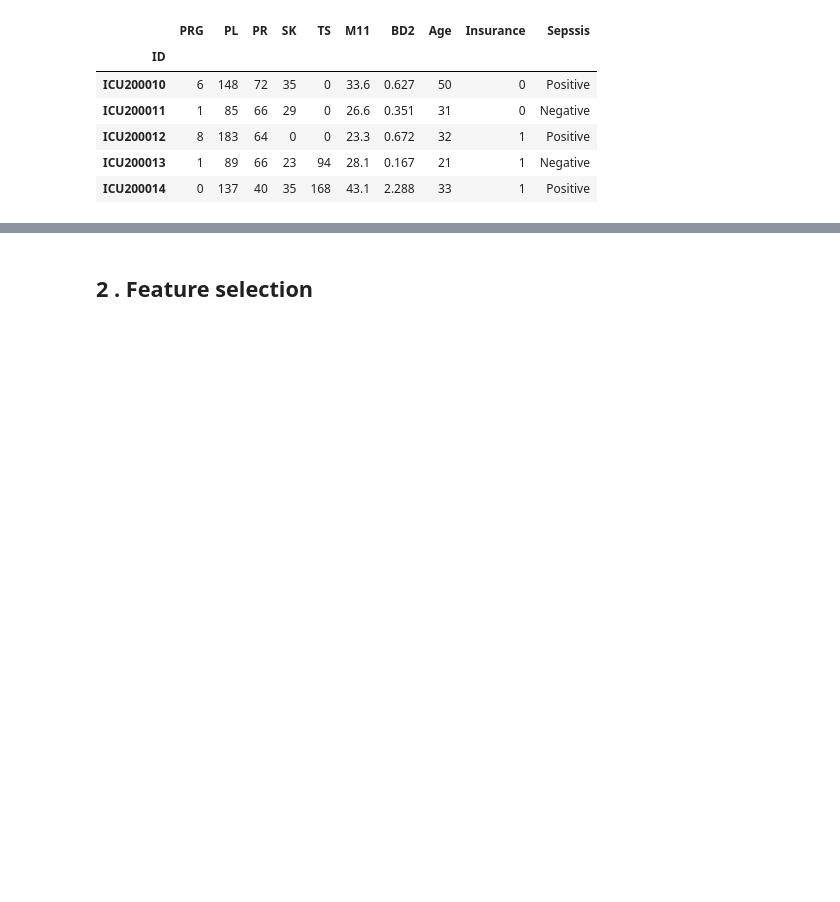
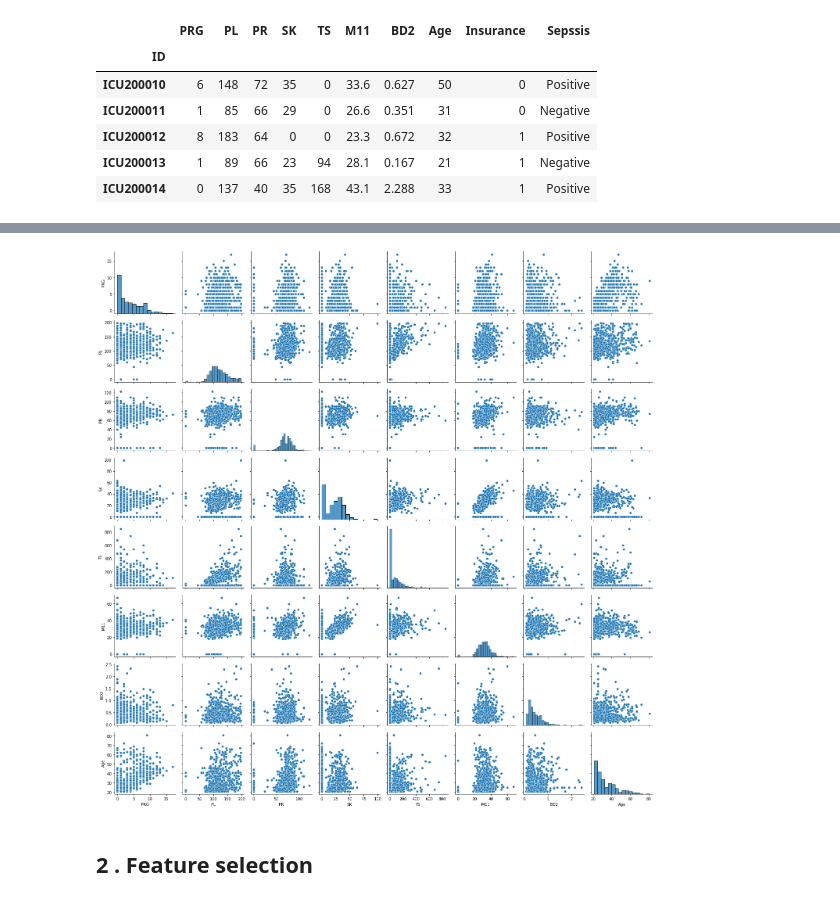
Before and after one commit to tuananh131001/Machine-Learning-Assigment1, a Jupyter notebook: Assignment_1.ipynb, the cells around one changed output, grey strips where cells are left out. Saved outputs shown, nothing was run; the diff lists cells and outputs as text; code cells hidden in the pictures; blank space fills up the shorter version.

```diff
--- a/Assignment_1.ipynb
+++ b/Assignment_1.ipynb
@@ -30,3 +42,8 @@ data.head()
+# %%
+sns.pairplot(X, height=2.5)
+plt.tight_layout()
+# %% [output]
+[figure, added]
 # %% [markdown]
 ## 2 . Feature selection
 # %%
```
Also changed, not shown: parts of 5 cells of this notebook.
